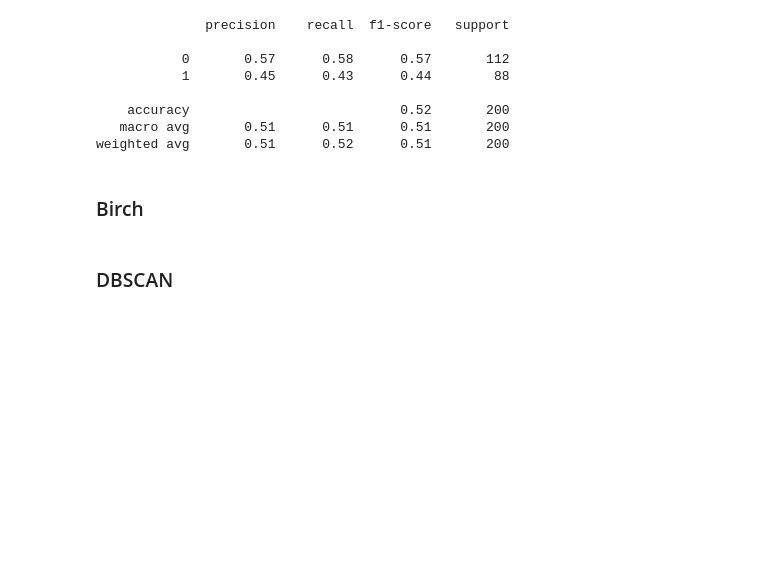
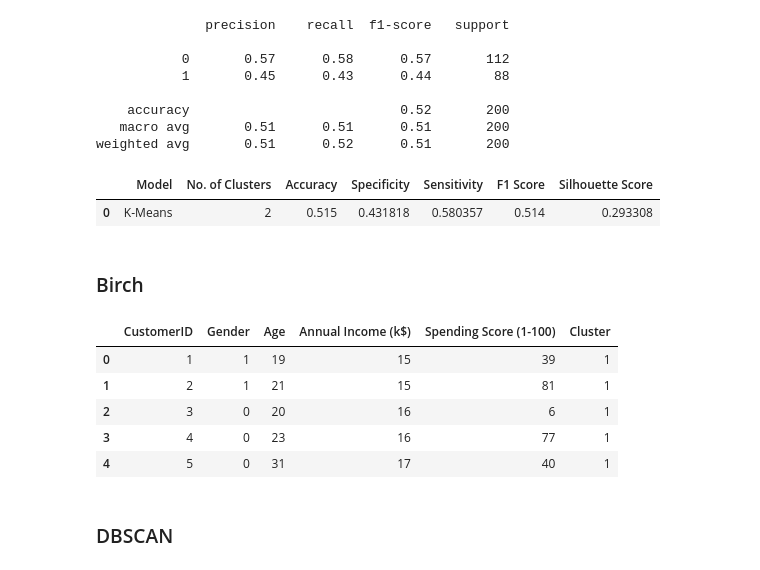
Before and after one commit to abphilip-vit/College7, a Jupyter notebook: T4/T4.ipynb, the cells around one changed output. Cells and saved outputs as stored; diff of their text form; code cells hidden in the pictures; blank space fills up the shorter version.

Commit message:
Added new dataframes

```diff
--- a/T4/T4.ipynb
+++ b/T4/T4.ipynb
@@ -663,11 +663,31 @@ print(classification_report(allen6['Gender'],allen6['Cluster']))
    macro avg       0.51      0.51      0.51       200
 weighted avg       0.51      0.52      0.51       200
 # %%
-allen16 = pd.DataFrame({'Model':'K-Means',
-                      'No. of Clusters':["2"],
-                      'Elbow Score':["Undefined"],
-                      'Silhouette Score':[silhouette_score(allen.drop(['CustomerID', 'Gender'], axis=1), model5.fit_predict(allen.drop(['CustomerID', 'Gender'], axis=1)))]})
+allen16 = pd.DataFrame({
+        'Model':'K-Means',
+        'No. of Clusters':["2"],
+        'Accuracy':[(c1[0,0]+c1[1,1])/sum(sum(c1))],
+        'Specificity':[c1[1,1]/(c1[1,0]+c1[1,1])],
+        'Sensitivity':[c1[0,0]/(c1[0,0]+c1[0,1])],
+        'F1 Score':[f1_score(allen6['Gender'],allen6['Cluster'],average='weighted')],
+        'Silhouette Score':[silhouette_score(allen.drop(['CustomerID', 'Gender'],axis=1), model6.fit_predict(allen.drop(['CustomerID', 'Gender'], axis=1)))]
+        })
+allen16.head()
+# %% [output]
+|  | Model | No. of Clusters | Accuracy | Specificity | Sensitivity | F1 Score | Silhouette Score |
+| 0 | K-Means | 2 | 0.515 | 0.431818 | 0.580357 | 0.514 | 0.293308 |
 # %% [markdown]
 ### Birch
+# %%
+allen7 = allen
+allen7['Cluster'] = model7.labels_
+allen7.head()
+# %% [output]
+|  | CustomerID | Gender | Age | Annual Income (k$) | Spending Score (1-100) | Cluster |
+| 0 | 1 | 1 | 19 | 15 | 39 | 1 |
+| 1 | 2 | 1 | 21 | 15 | 81 | 1 |
+| 2 | 3 | 0 | 20 | 16 | 6 | 1 |
+| 3 | 4 | 0 | 23 | 16 | 77 | 1 |
+| 4 | 5 | 0 | 31 | 17 | 40 | 1 |
 # %% [markdown]
 ### DBSCAN
```
Also changed, not shown: parts of 6 cells of this notebook.
